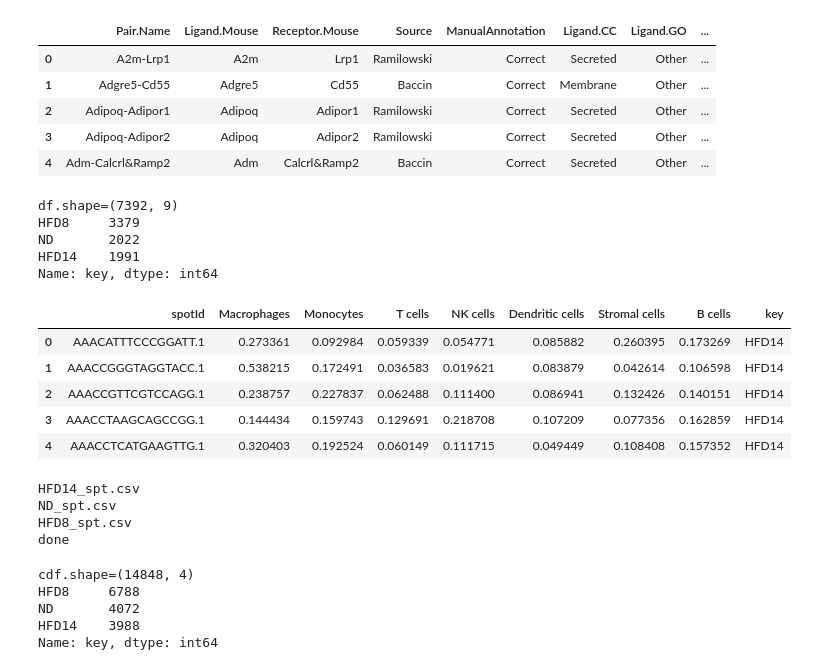
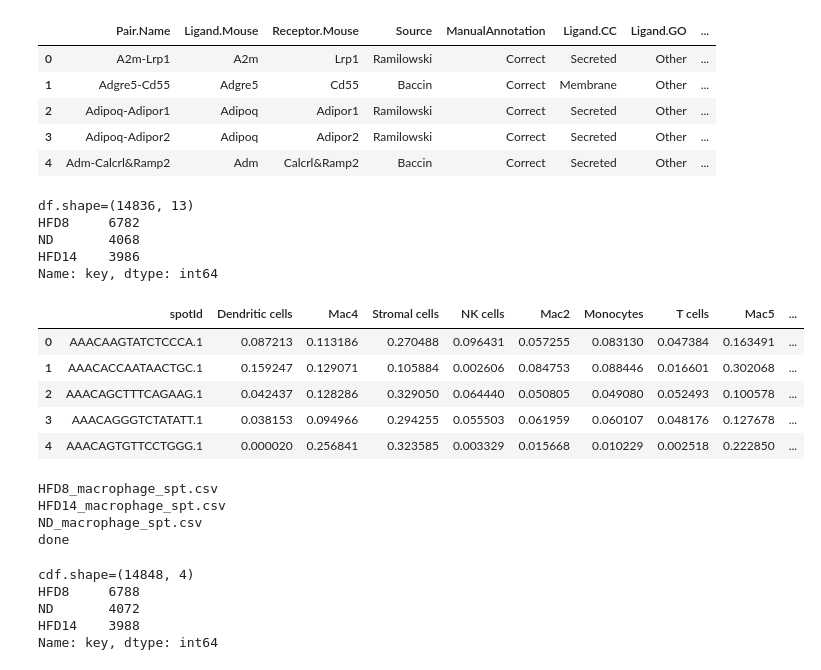
Before and after one commit to CooperStansbury/spatial_transcriptomics, a Jupyter notebook: clustering/LR_SPT.ipynb, the cells around one changed output. Cells and saved outputs as stored; diff of their text form; code cells hidden in the pictures.

```diff
--- a/clustering/LR_SPT.ipynb
+++ b/clustering/LR_SPT.ipynb
@@ -35,41 +38,41 @@ lr.head()
 # %%
 cardOutDir = "/nfs/turbo/umms-indikar/shared/projects/spatial_transcriptomics/data/CARDOuputs/"
 
 dfList = []
 
 for f in os.listdir(cardOutDir):
-    if not "macrophage" in f and not 'refined' in f:
+    if 'macrophage' in f:
         fullPath = f"{cardOutDir}{f}"
         key = f.split("_")[0]
         df = pd.read_csv(fullPath)
         df = df.rename(columns={'Unnamed: 0' : 'spotId'})
         df['key'] = key
         dfList.append(df)
 
 df = pd.concat(dfList, ignore_index=True)
 print(f"{df.shape=}")
 print(df['key'].value_counts())
 print()
 df.head()
 # %% [output]
-df.shape=(7392, 9)
-HFD8     3379
-ND       2022
-HFD14    1991
+df.shape=(14836, 13)
+HFD8     6782
+ND       4068
+HFD14    3986
 Name: key, dtype: int64
-|  | spotId | Macrophages | Monocytes | T cells | NK cells | Dendritic cells | Stromal cells | B cells | key |
-| 0 | AAACATTTCCCGGATT.1 | 0.273361 | 0.092984 | 0.059339 | 0.054771 | 0.085882 | 0.260395 | 0.173269 | HFD14 |
-| 1 | AAACCGGGTAGGTACC.1 | 0.538215 | 0.172491 | 0.036583 | 0.019621 | 0.083879 | 0.042614 | 0.106598 | HFD14 |
-| 2 | AAACCGTTCGTCCAGG.1 | 0.238757 | 0.227837 | 0.062488 | 0.111400 | 0.086941 | 0.132426 | 0.140151 | HFD14 |
-| 3 | AAACCTAAGCAGCCGG.1 | 0.144434 | 0.159743 | 0.129691 | 0.218708 | 0.107209 | 0.077356 | 0.162859 | HFD14 |
-| 4 | AAACCTCATGAAGTTG.1 | 0.320403 | 0.192524 | 0.060149 | 0.111715 | 0.049449 | 0.108408 | 0.157352 | HFD14 |
+|  | spotId | Dendritic cells | Mac4 | Stromal cells | NK cells | Mac2 | Monocytes | T cells | Mac5 | ... |
+| 0 | AAACAAGTATCTCCCA.1 | 0.087213 | 0.113186 | 0.270488 | 0.096431 | 0.057255 | 0.083130 | 0.047384 | 0.163491 | ... |
+| 1 | AAACACCAATAACTGC.1 | 0.159247 | 0.129071 | 0.105884 | 0.002606 | 0.084753 | 0.088446 | 0.016601 | 0.302068 | ... |
+| 2 | AAACAGCTTTCAGAAG.1 | 0.042437 | 0.128286 | 0.329050 | 0.064440 | 0.050805 | 0.049080 | 0.052493 | 0.100578 | ... |
+| 3 | AAACAGGGTCTATATT.1 | 0.038153 | 0.094966 | 0.294255 | 0.055503 | 0.061959 | 0.060107 | 0.048176 | 0.127678 | ... |
+| 4 | AAACAGTGTTCCTGGG.1 | 0.000020 | 0.256841 | 0.323585 | 0.003329 | 0.015668 | 0.010229 | 0.002518 | 0.222850 | ... |
 # %%
 sptDir =  "/nfs/turbo/umms-indikar/shared/projects/spatial_transcriptomics/data/CARDInputs/"
 
 spt = {}
 
 for f in os.listdir(sptDir):
-    if "spt" in f and not "macrophage" in f:
+    if "spt" in f and "macrophage" in f:
         print(f)
         fullPath = f"{sptDir}{f}"
         key = f.split("_")[0]
@@ -82,9 +85,9 @@ for f in os.listdir(sptDir):
 
 print('done')
 # %% [output]
-HFD14_spt.csv
-ND_spt.csv
-HFD8_spt.csv
+HFD8_macrophage_spt.csv
+HFD14_macrophage_spt.csv
+ND_macrophage_spt.csv
 done
 # %%
 coordDir = "/nfs/turbo/umms-indikar/shared/projects/spatial_transcriptomics/data/CARDInputs/"
```
Also changed, not shown: parts of 11 cells of this notebook, 16 other files.
